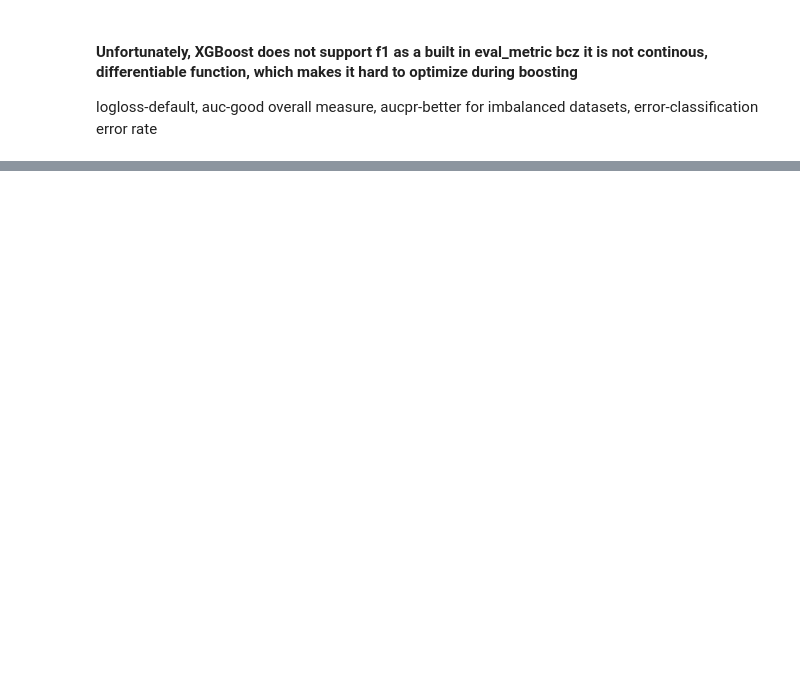
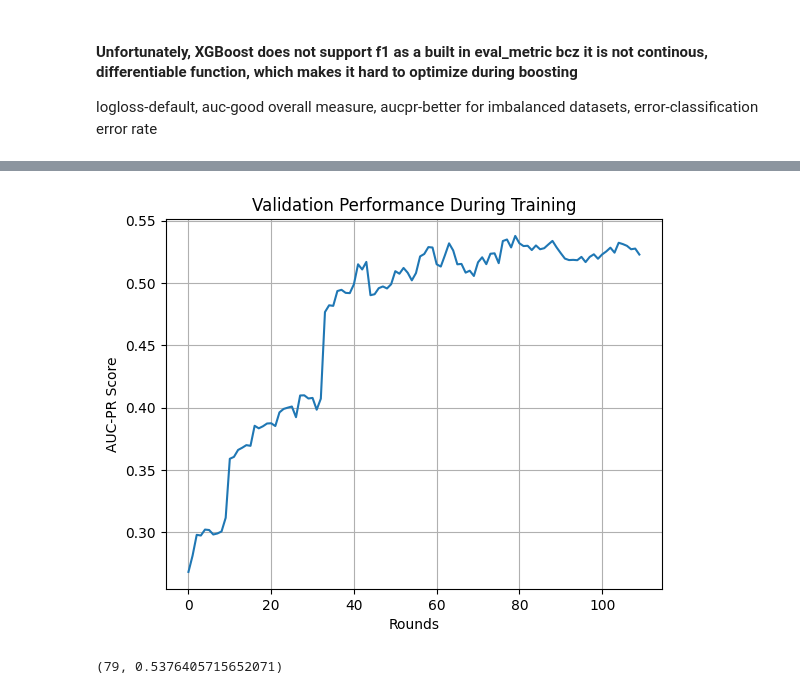
Before and after one commit to Wizardcode28/Company_Bankruptcy_Prediction, a Jupyter notebook: bankruptcy_prediction.ipynb, the cells around one changed output, grey strips where cells are left out. Drawn from its saved outputs; the diff is of its cells as text; code cells hidden in the pictures; blank space fills up the shorter version.

```diff
--- a/bankruptcy_prediction.ipynb
+++ b/bankruptcy_prediction.ipynb
@@ -497,7 +490,7 @@ xgb=XGBClassifier(
     max_depth=5,
     scale_pos_weight=scale_pos_weight,
     eval_metric="aucpr",
-    use_label_encoder=False,
+    early_stopping_rounds=30
 )
 # %% [markdown]
 #### Unfortunately, XGBoost does not support f1 as a built in eval_metric bcz it is not continous, differentiable function, which makes it hard to optimize during boosting
@@ -510,7 +501,6 @@ callbacks=[EarlyStopping(rounds=20,save_best=True)]
 # %%
-# xgb.fit(
-#     x_boost,y_boost,
-#     eval_set=[(x_val,y_val)], #should be a tuple inside a list
-#     callbacks=callbacks,
-#     verbose=True
-# )
+xgb.fit(
+    x_boost,y_boost,
+    eval_set=[(x_val,y_val)], #should be a tuple inside a list
+    verbose=False
+)
@@ -516,0 +519,12 @@ callbacks=[EarlyStopping(rounds=20,save_best=True)]
+# %%
+plt.plot(xgb.evals_result()['validation_0']['aucpr'])
+plt.xlabel('Rounds')
+plt.ylabel('AUC-PR Score')
+plt.title('Validation Performance During Training')
+plt.grid(True)
+# %% [output]
+[figure, added]
+# %%
+xgb.best_iteration,xgb.best_score
+# %% [output]
+(79, 0.5376405715652071)
```
Also changed, not shown: parts of 34 cells of this notebook, 3 other files.
